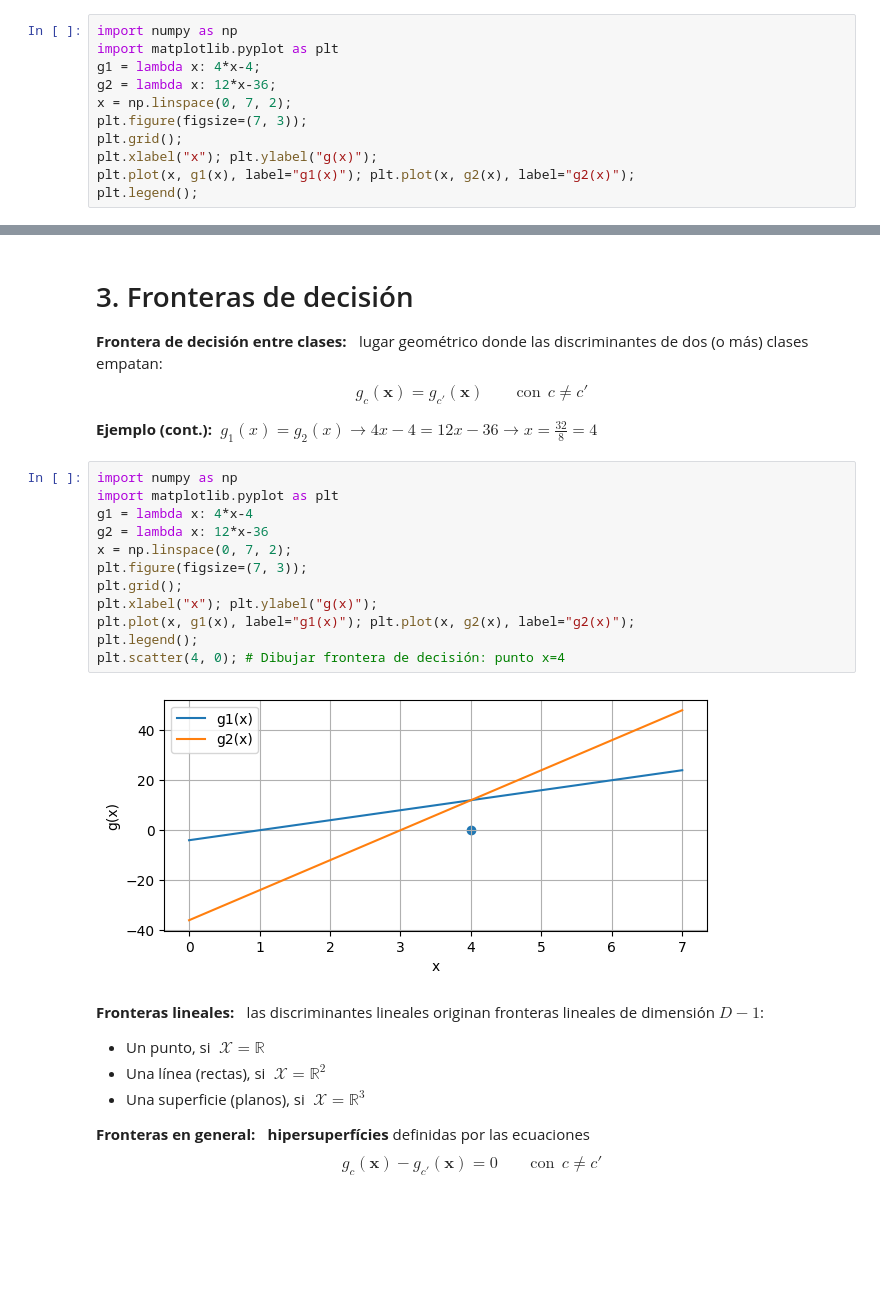
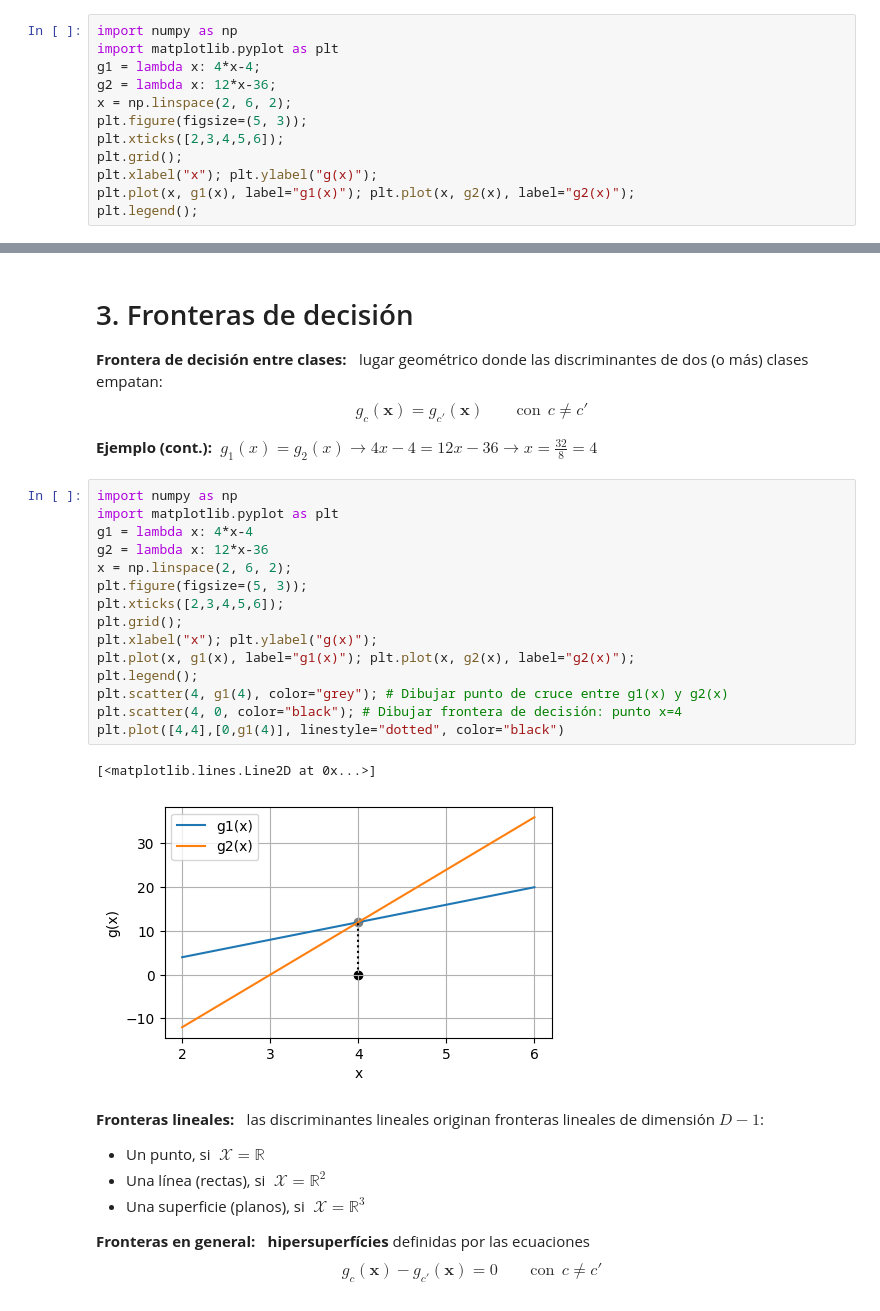
Before and after one commit to jsilvestreUPV/SIN-EPSA, a Jupyter notebook: B2/Teo/T3: Aprendizaje Supervisado: regresión logística/T3.1a Funciones discriminantes.ipynb, the cells around one changed output, grey strips where cells are left out. Saved outputs shown, nothing was run; the diff lists cells and outputs as text; blank space fills up the shorter version.

```diff
--- a/B2/Teo/T3: Aprendizaje Supervisado: regresión logística/T3.1a Funciones discriminantes.ipynb
+++ b/B2/Teo/T3: Aprendizaje Supervisado: regresión logística/T3.1a Funciones discriminantes.ipynb
@@ -45,8 +45,9 @@ import numpy as np
 import matplotlib.pyplot as plt
 g1 = lambda x: 4*x-4;
 g2 = lambda x: 12*x-36;
-x = np.linspace(0, 7, 2);
-plt.figure(figsize=(7, 3));
+x = np.linspace(2, 6, 2);
+plt.figure(figsize=(5, 3));
+plt.xticks([2,3,4,5,6]);
 plt.grid();
 plt.xlabel("x"); plt.ylabel("g(x)");
 plt.plot(x, g1(x), label="g1(x)"); plt.plot(x, g2(x), label="g2(x)");
@@ -63,17 +64,21 @@ $$g_c(\boldsymbol{x}) = g_{c'}(\boldsymbol{x}) \qquad \text{con} ~~c\neq c'$$
 # %%
 import numpy as np
 import matplotlib.pyplot as plt
 g1 = lambda x: 4*x-4
 g2 = lambda x: 12*x-36
-x = np.linspace(0, 7, 2);
-plt.figure(figsize=(7, 3));
+x = np.linspace(2, 6, 2);
+plt.figure(figsize=(5, 3));
+plt.xticks([2,3,4,5,6]);
 plt.grid();
 plt.xlabel("x"); plt.ylabel("g(x)");
 plt.plot(x, g1(x), label="g1(x)"); plt.plot(x, g2(x), label="g2(x)");
 plt.legend();
-plt.scatter(4, 0); # Dibujar frontera de decisión: punto x=4
+plt.scatter(4, g1(4), color="grey"); # Dibujar punto de cruce entre g1(x) y g2(x)
+plt.scatter(4, 0, color="black"); # Dibujar frontera de decisión: punto x=4
+plt.plot([4,4],[0,g1(4)], linestyle="dotted", color="black")
 # %% [output]
+[<matplotlib.lines.Line2D at 0x...>]
-[figure, old version]
+[figure, new version]
 # %% [markdown]
 **Fronteras lineales:** $\;$ las discriminantes lineales originan fronteras lineales de dimensión $D-1$:
 * Un punto, si $\;\mathcal{X}=\mathbb{R}$
```
Also changed, not shown: parts of 3 cells of this notebook.
